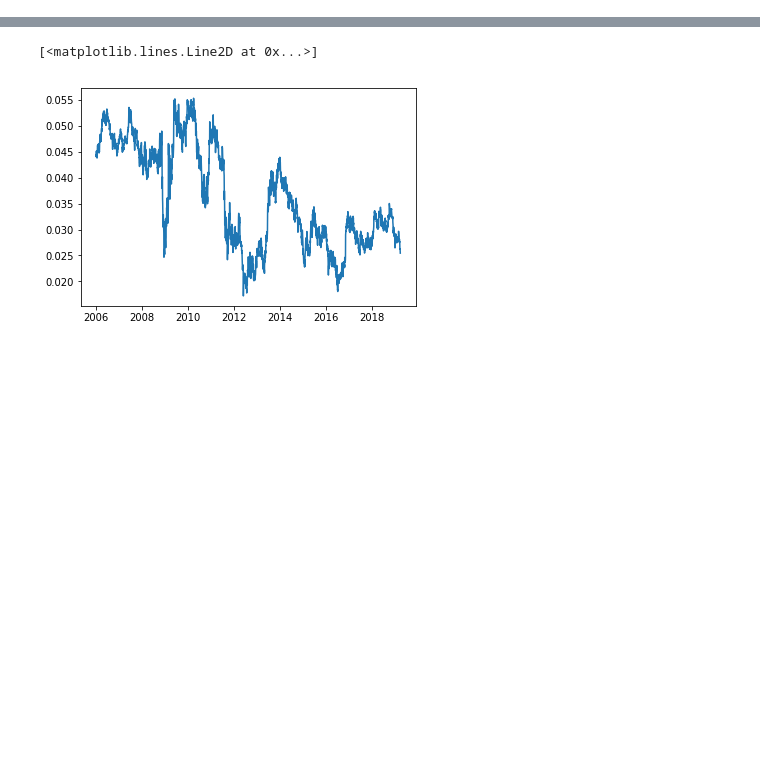
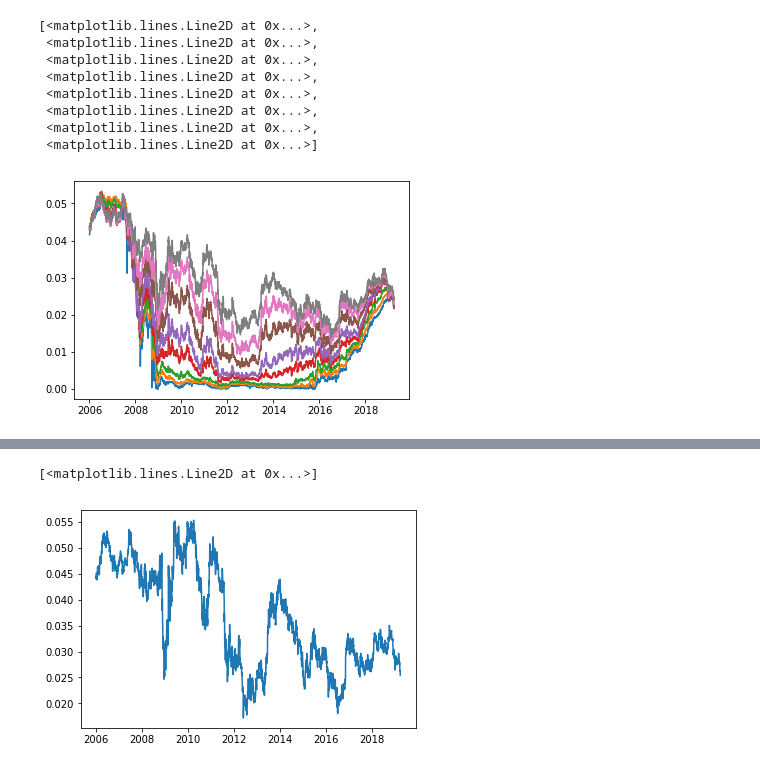
Before and after one commit to davidjsmith44/NLP-Fed-Speeches, a Jupyter notebook: data/Check_zeros_from_ylds.ipynb, the cells around one changed output, grey strips where cells are left out. Cells and saved outputs as stored; diff of their text form; code cells hidden in the pictures; blank space fills up the shorter version.

```diff
--- a/data/Check_zeros_from_ylds.ipynb
+++ b/data/Check_zeros_from_ylds.ipynb
@@ -17,0 +23,12 @@ zeros.head()
+# %%
+plt.plot(zeros)
+# %% [output]
+[<matplotlib.lines.Line2D at 0x...>,
+ <matplotlib.lines.Line2D at 0x...>,
+ <matplotlib.lines.Line2D at 0x...>,
+ <matplotlib.lines.Line2D at 0x...>,
+ <matplotlib.lines.Line2D at 0x...>,
+ <matplotlib.lines.Line2D at 0x...>,
+ <matplotlib.lines.Line2D at 0x...>,
+ <matplotlib.lines.Line2D at 0x...>]
+[figure, added]
```
Also changed, not shown: parts of 15 cells of this notebook, 6 other files.
